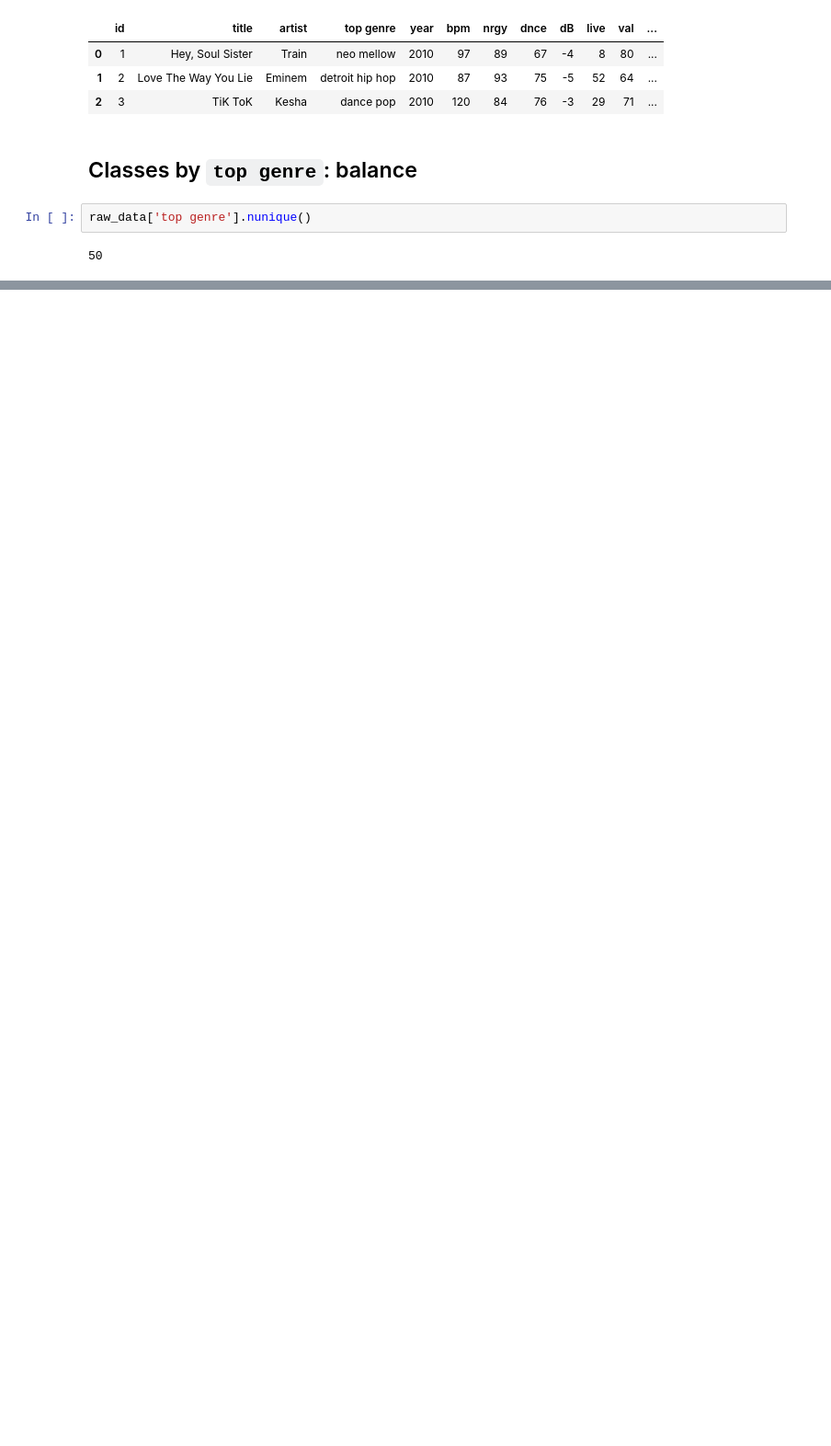
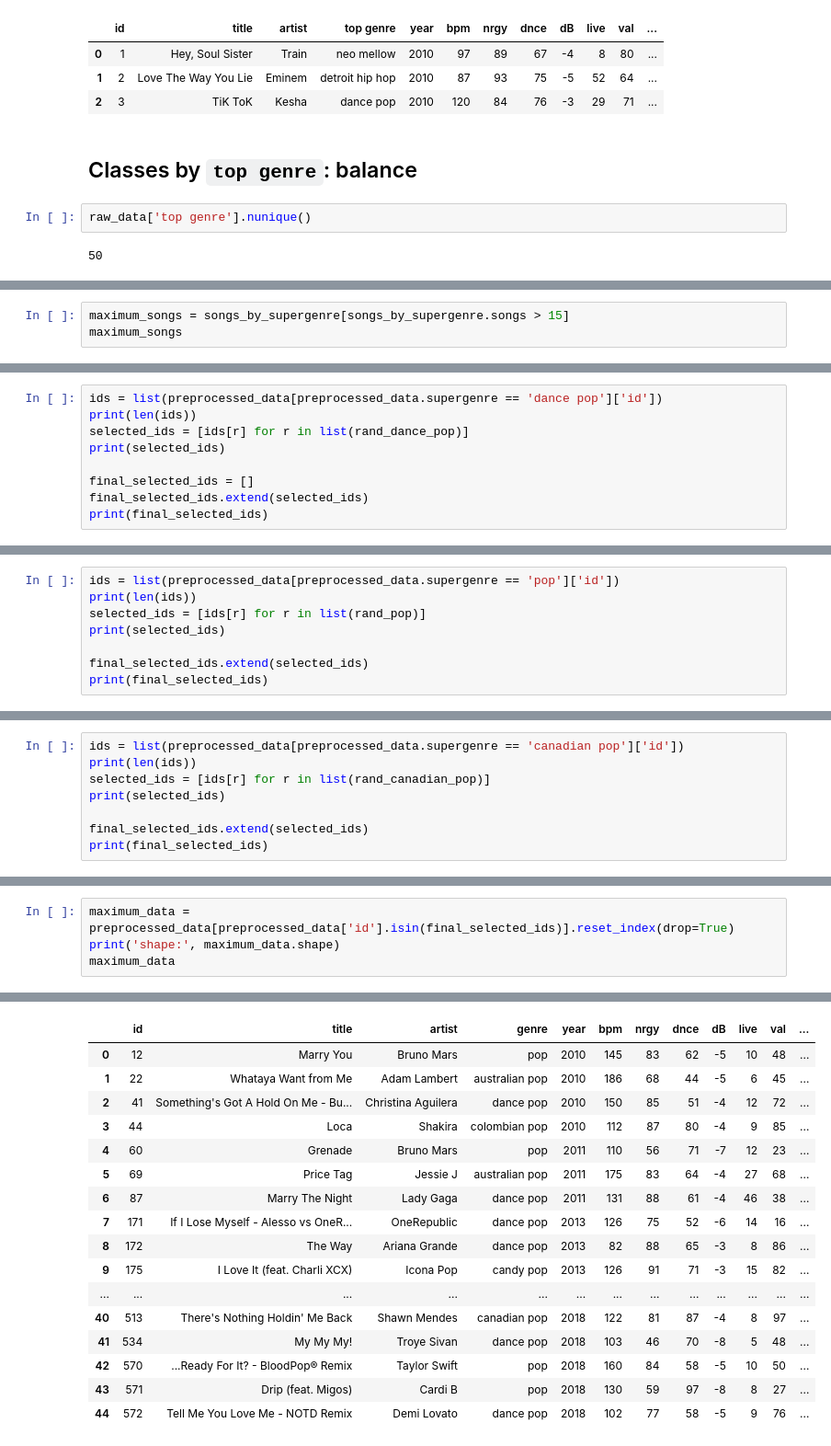
Before and after one commit to moisesmendes/spotify-analysis, a Jupyter notebook: 002_pre_process.ipynb, the cells around one changed output, grey strips where cells are left out. Shown at 92% size. Saved outputs shown, nothing was run; the diff lists cells and outputs as text; blank space fills up the shorter version.

```diff
--- a/002_pre_process.ipynb
+++ b/002_pre_process.ipynb
@@ -72,0 +402,3 @@ songs_by_genre[songs_by_genre['songs'] >= 5]
+# %%
+maximum_songs = songs_by_supergenre[songs_by_supergenre.songs > 15]
+maximum_songs
@@ -72,0 +448,9 @@ songs_by_genre[songs_by_genre['songs'] >= 5]
+# %%
+ids = list(preprocessed_data[preprocessed_data.supergenre == 'dance pop']['id'])
+print(len(ids))
+selected_ids = [ids[r] for r in list(rand_dance_pop)]
+print(selected_ids)
+
+final_selected_ids = []
+final_selected_ids.extend(selected_ids)
+print(final_selected_ids)
@@ -72,0 +461,8 @@ songs_by_genre[songs_by_genre['songs'] >= 5]
+# %%
+ids = list(preprocessed_data[preprocessed_data.supergenre == 'pop']['id'])
+print(len(ids))
+selected_ids = [ids[r] for r in list(rand_pop)]
+print(selected_ids)
+
+final_selected_ids.extend(selected_ids)
+print(final_selected_ids)
@@ -72,0 +473,8 @@ songs_by_genre[songs_by_genre['songs'] >= 5]
+# %%
+ids = list(preprocessed_data[preprocessed_data.supergenre == 'canadian pop']['id'])
+print(len(ids))
+selected_ids = [ids[r] for r in list(rand_canadian_pop)]
+print(selected_ids)
+
+final_selected_ids.extend(selected_ids)
+print(final_selected_ids)
@@ -72,0 +489,5 @@ songs_by_genre[songs_by_genre['songs'] >= 5]
+# %%
+maximum_data = preprocessed_data[preprocessed_data['id'].isin(final_selected_ids)].reset_index(drop=True)
+print('shape:', maximum_data.shape)
+maximum_data
+# %% [output]
@@ -72,0 +495,17 @@ songs_by_genre[songs_by_genre['songs'] >= 5]
+|  | id | title | artist | genre | year | bpm | nrgy | dnce | dB | live | val | ... |
+| 0 | 12 | Marry You | Bruno Mars | pop | 2010 | 145 | 83 | 62 | -5 | 10 | 48 | ... |
+| 1 | 22 | Whataya Want from Me | Adam Lambert | australian pop | 2010 | 186 | 68 | 44 | -5 | 6 | 45 | ... |
+| 2 | 41 | Something's Got A Hold On Me - Bu... | Christina Aguilera | dance pop | 2010 | 150 | 85 | 51 | -4 | 12 | 72 | ... |
+| 3 | 44 | Loca | Shakira | colombian pop | 2010 | 112 | 87 | 80 | -4 | 9 | 85 | ... |
+| 4 | 60 | Grenade | Bruno Mars | pop | 2011 | 110 | 56 | 71 | -7 | 12 | 23 | ... |
+| 5 | 69 | Price Tag | Jessie J | australian pop | 2011 | 175 | 83 | 64 | -4 | 27 | 68 | ... |
+| 6 | 87 | Marry The Night | Lady Gaga | dance pop | 2011 | 131 | 88 | 61 | -4 | 46 | 38 | ... |
+| 7 | 171 | If I Lose Myself - Alesso vs OneR... | OneRepublic | dance pop | 2013 | 126 | 75 | 52 | -6 | 14 | 16 | ... |
+| 8 | 172 | The Way | Ariana Grande | dance pop | 2013 | 82 | 88 | 65 | -3 | 8 | 86 | ... |
+| 9 | 175 | I Love It (feat. Charli XCX) | Icona Pop | candy pop | 2013 | 126 | 91 | 71 | -3 | 15 | 82 | ... |
+| ... | ... | ... | ... | ... | ... | ... | ... | ... | ... | ... | ... | ... |
+| 40 | 513 | There's Nothing Holdin' Me Back | Shawn Mendes | canadian pop | 2018 | 122 | 81 | 87 | -4 | 8 | 97 | ... |
+| 41 | 534 | My My My! | Troye Sivan | dance pop | 2018 | 103 | 46 | 70 | -8 | 5 | 48 | ... |
+| 42 | 570 | ...Ready For It? - BloodPop® Remix | Taylor Swift | pop | 2018 | 160 | 84 | 58 | -5 | 10 | 50 | ... |
+| 43 | 571 | Drip (feat. Migos) | Cardi B | pop | 2018 | 130 | 59 | 97 | -8 | 8 | 27 | ... |
+| 44 | 572 | Tell Me You Love Me - NOTD Remix | Demi Lovato | dance pop | 2018 | 102 | 77 | 58 | -5 | 9 | 76 | ... |
```
Also changed, not shown: parts of 48 cells of this notebook, 2 other files.
